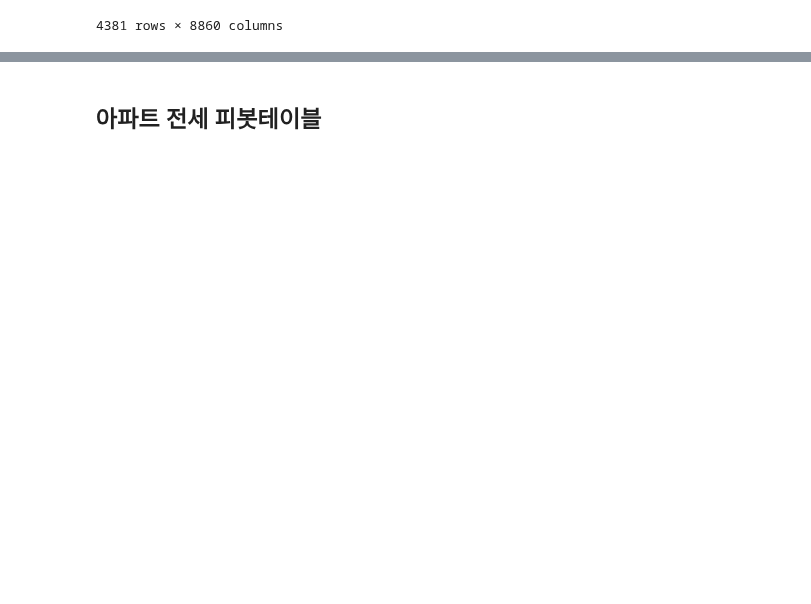
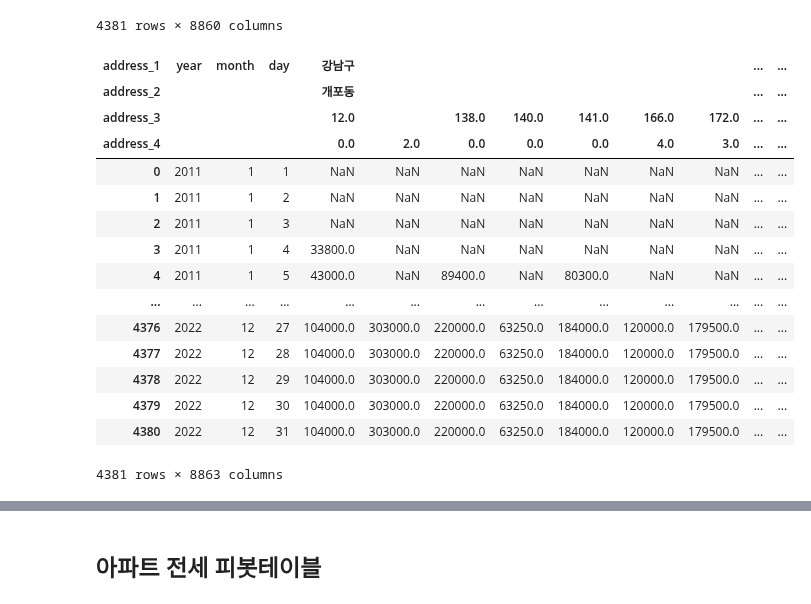
Before and after one commit to Ryong1998/house_price, a Jupyter notebook: handling_final_data.ipynb, the cells around one changed output, grey strips where cells are left out. Drawn from its saved outputs; the diff is of its cells as text; code cells hidden in the pictures; blank space fills up the shorter version.

```diff
--- a/handling_final_data.ipynb
+++ b/handling_final_data.ipynb
@@ -324,3 +327,24 @@ pivot_table_deal
 |  |  | 30 | 104000.0 | 303000.0 | 220000.0 | 63250.0 | 184000.0 | 120000.0 | 179500.0 | 350000.0 | 390000.0 | ... |
 |  |  | 31 | 104000.0 | 303000.0 | 220000.0 | 63250.0 | 184000.0 | 120000.0 | 179500.0 | 350000.0 | 390000.0 | ... |
 4381 rows × 8860 columns
+# %%
+# csv 파일 저장을 위해서 index를 없앰
+pivot_table_deal = pivot_table_deal.reset_index()
+pivot_table_deal
+# %% [output]
+| address_1 | year | month | day | 강남구 |  |  |  |  |  |  | ... | ... |
+| address_2 |  |  |  | 개포동 |  |  |  |  |  |  | ... | ... |
+| address_3 |  |  |  | 12.0 |  | 138.0 | 140.0 | 141.0 | 166.0 | 172.0 | ... | ... |
+| address_4 |  |  |  | 0.0 | 2.0 | 0.0 | 0.0 | 0.0 | 4.0 | 3.0 | ... | ... |
+| 0 | 2011 | 1 | 1 | NaN | NaN | NaN | NaN | NaN | NaN | NaN | ... | ... |
+| 1 | 2011 | 1 | 2 | NaN | NaN | NaN | NaN | NaN | NaN | NaN | ... | ... |
+| 2 | 2011 | 1 | 3 | NaN | NaN | NaN | NaN | NaN | NaN | NaN | ... | ... |
+| 3 | 2011 | 1 | 4 | 33800.0 | NaN | NaN | NaN | NaN | NaN | NaN | ... | ... |
+| 4 | 2011 | 1 | 5 | 43000.0 | NaN | 89400.0 | NaN | 80300.0 | NaN | NaN | ... | ... |
+| ... | ... | ... | ... | ... | ... | ... | ... | ... | ... | ... | ... | ... |
+| 4376 | 2022 | 12 | 27 | 104000.0 | 303000.0 | 220000.0 | 63250.0 | 184000.0 | 120000.0 | 179500.0 | ... | ... |
+| 4377 | 2022 | 12 | 28 | 104000.0 | 303000.0 | 220000.0 | 63250.0 | 184000.0 | 120000.0 | 179500.0 | ... | ... |
+| 4378 | 2022 | 12 | 29 | 104000.0 | 303000.0 | 220000.0 | 63250.0 | 184000.0 | 120000.0 | 179500.0 | ... | ... |
+| 4379 | 2022 | 12 | 30 | 104000.0 | 303000.0 | 220000.0 | 63250.0 | 184000.0 | 120000.0 | 179500.0 | ... | ... |
+| 4380 | 2022 | 12 | 31 | 104000.0 | 303000.0 | 220000.0 | 63250.0 | 184000.0 | 120000.0 | 179500.0 | ... | ... |
+4381 rows × 8863 columns
```
Also changed, not shown: parts of 10 cells of this notebook.
